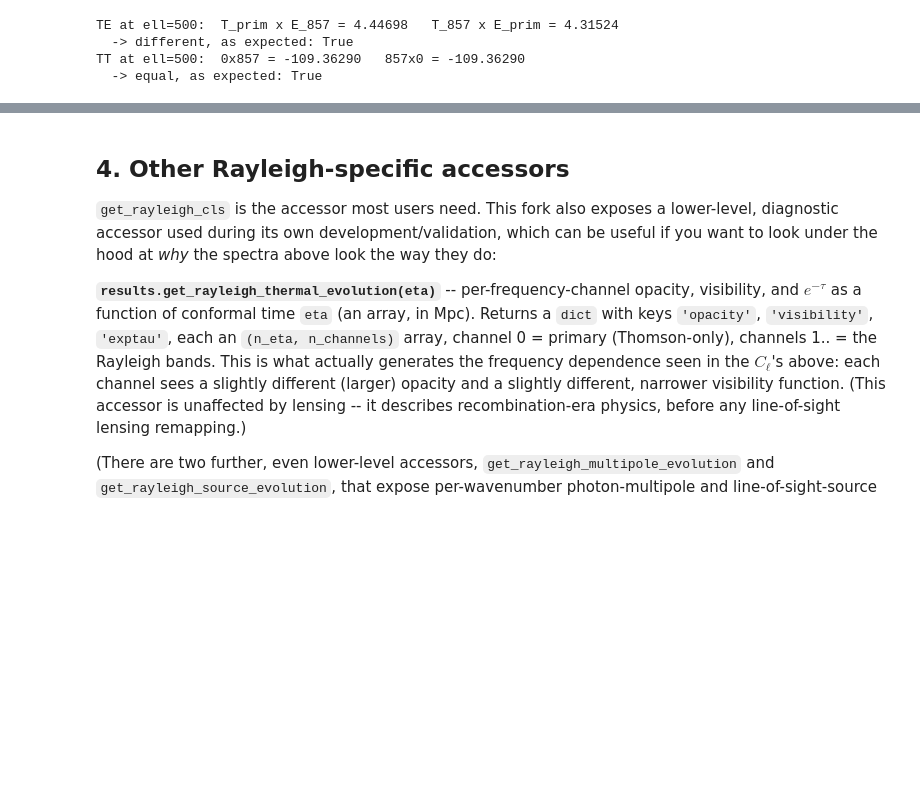
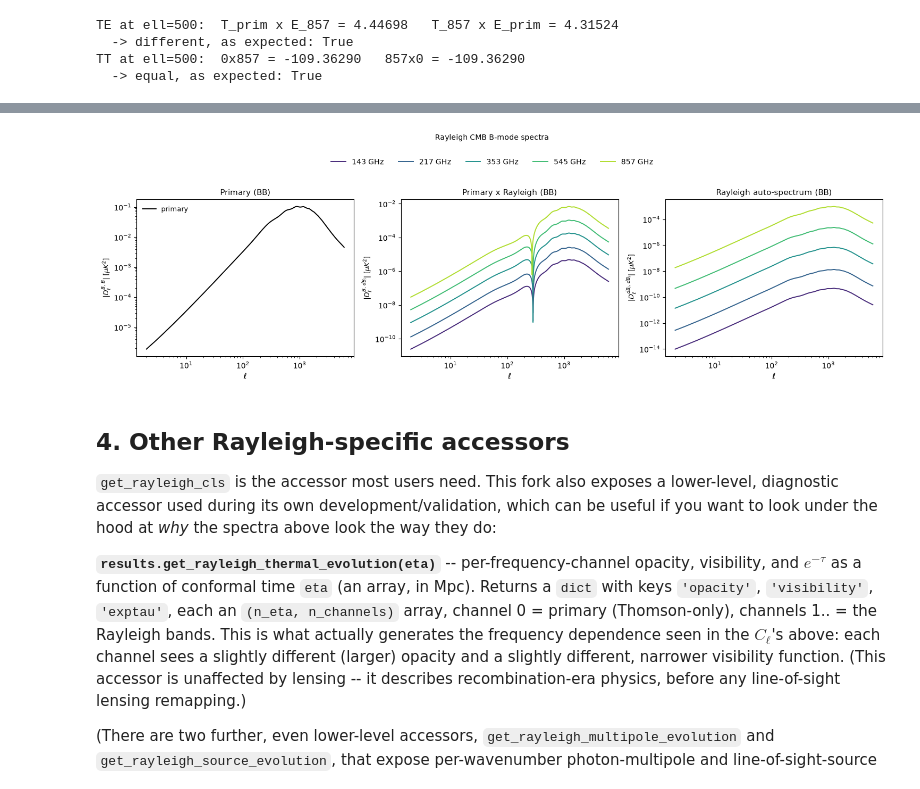
Before and after one commit to Kwanit/CAMB-Rayleigh, a Jupyter notebook: Tutorial.ipynb, the cells around one changed output, grey strips where cells are left out. Saved outputs shown, nothing was run; the diff lists cells and outputs as text; code cells hidden in the pictures; blank space fills up the shorter version.

```diff
--- a/Tutorial.ipynb
+++ b/Tutorial.ipynb
@@ -417,3 +355,40 @@ drop it below that if you don't need the high-ell damping-tail/BB behaviour to b
+# %%
+fig, axes = plt.subplots(1, 3, figsize=(15, 4.2), sharex=True)
+
+# Primary BB (lensing-induced only; Rayleigh sources no tensor modes)
+axes[0].plot(ell_plot, np.abs(cls[0, 0, 2:, 2]), color="k", lw=1.4, label="primary")
+axes[0].set_title("Primary (BB)", fontsize=11)
+axes[0].set_ylabel(r"$|D_\ell^{B,\,B}|$ [$\mu K^2$]", fontsize=9)
+axes[0].legend(frameon=False, fontsize=9)
+
+bb_panels = [
+    (axes[1], "Primary x Rayleigh (BB)", r"$|D_\ell^{B,\,dB_i}|$ [$\mu K^2$]", lambda i: cls[0, i + 1, 2:, 2]),
+    (
+        axes[2],
+        "Rayleigh auto-spectrum (BB)",
+        r"$|D_\ell^{dB_i,\,dB_i}|$ [$\mu K^2$]",
+        lambda i: cls[i + 1, i + 1, 2:, 2],
+    ),
+]
+
+for ax, title, ylabel, get_y in bb_panels:
+    for i, (freq, color) in enumerate(zip(freqs, colors)):
+        ax.plot(ell_plot, np.abs(get_y(i)), color=color, lw=1.4, label=f"{freq:.0f} GHz")
+    ax.set_title(title, fontsize=11)
+    ax.set_ylabel(ylabel, fontsize=9)
+
+for ax in axes:
+    ax.set_xscale("log")
+    ax.set_yscale("log")
+    ax.set_xlabel(r"$\ell$", fontsize=10)
+
+handles, labels = axes[1].get_legend_handles_labels()
+fig.legend(handles, labels, loc="upper center", ncol=n_freq, frameon=False, bbox_to_anchor=(0.5, 1.06), fontsize=10)
+fig.suptitle("Rayleigh CMB B-mode spectra", y=1.14, fontsize=10)
+fig.tight_layout(rect=(0, 0, 1, 1.0))
+plt.show()
+# %% [output]
+[figure, added]
 # %% [markdown]
 ## 4. Other Rayleigh-specific accessors
 
```
Also changed, not shown: parts of 20 cells of this notebook.
